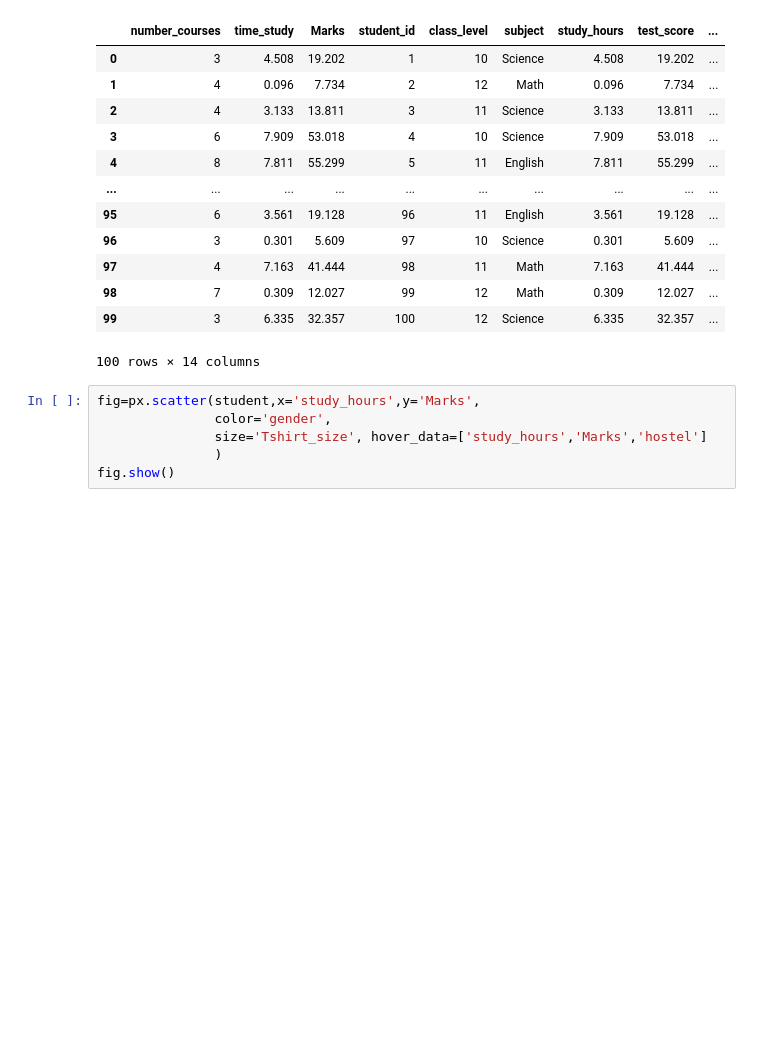
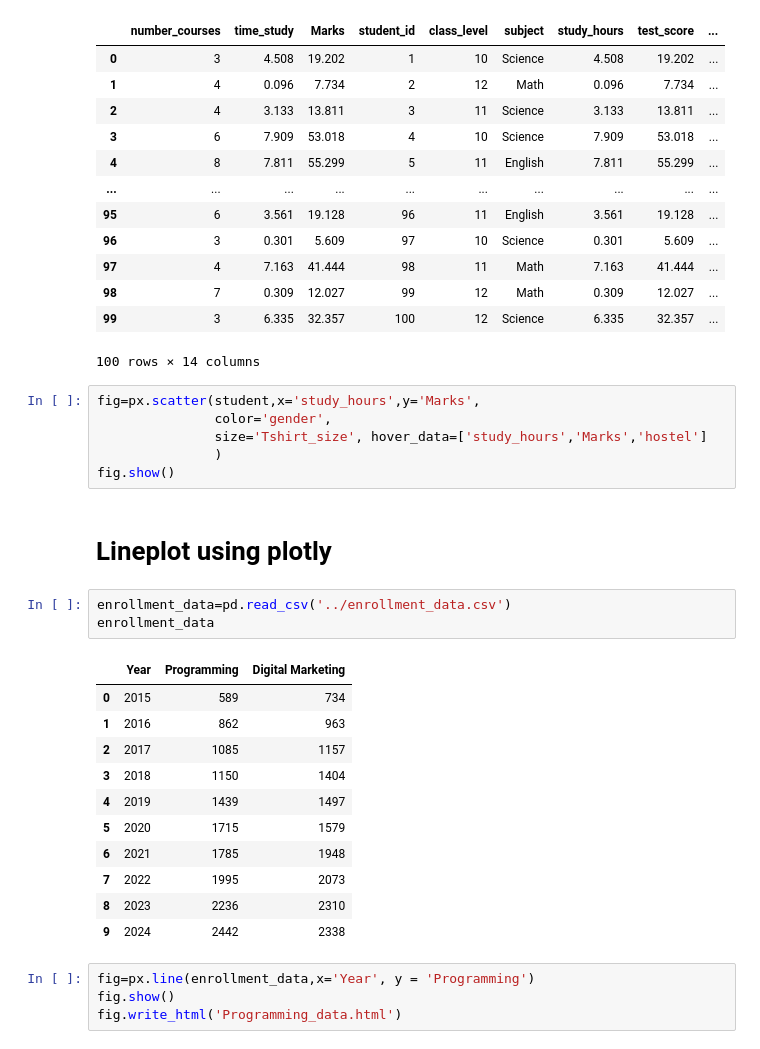
Before and after one commit to shahbaz-kamal/machine_learning, a Jupyter notebook: 16-data-visualization-with-seaborn-and-plotly/module-16.ipynb, the cells around one changed output. Drawn from its saved outputs; the diff is of its cells as text; blank space fills up the shorter version.

```diff
--- a/16-data-visualization-with-seaborn-and-plotly/module-16.ipynb
+++ b/16-data-visualization-with-seaborn-and-plotly/module-16.ipynb
@@ -220,3 +220,24 @@ fig=px.scatter(student,x='study_hours',y='Marks',
                size='Tshirt_size', hover_data=['study_hours','Marks','hostel']
                )
 fig.show()
+# %% [markdown]
+# Lineplot using plotly
+# %%
+enrollment_data=pd.read_csv('../enrollment_data.csv')
+enrollment_data
+# %% [output]
+|  | Year | Programming | Digital Marketing |
+| 0 | 2015 | 589 | 734 |
+| 1 | 2016 | 862 | 963 |
+| 2 | 2017 | 1085 | 1157 |
+| 3 | 2018 | 1150 | 1404 |
+| 4 | 2019 | 1439 | 1497 |
+| 5 | 2020 | 1715 | 1579 |
+| 6 | 2021 | 1785 | 1948 |
+| 7 | 2022 | 1995 | 2073 |
+| 8 | 2023 | 2236 | 2310 |
+| 9 | 2024 | 2442 | 2338 |
+# %%
+fig=px.line(enrollment_data,x='Year', y = 'Programming')
+fig.show()
+fig.write_html('Programming_data.html')
```
Also changed, not shown: parts of 3 cells of this notebook, 8 other files.
